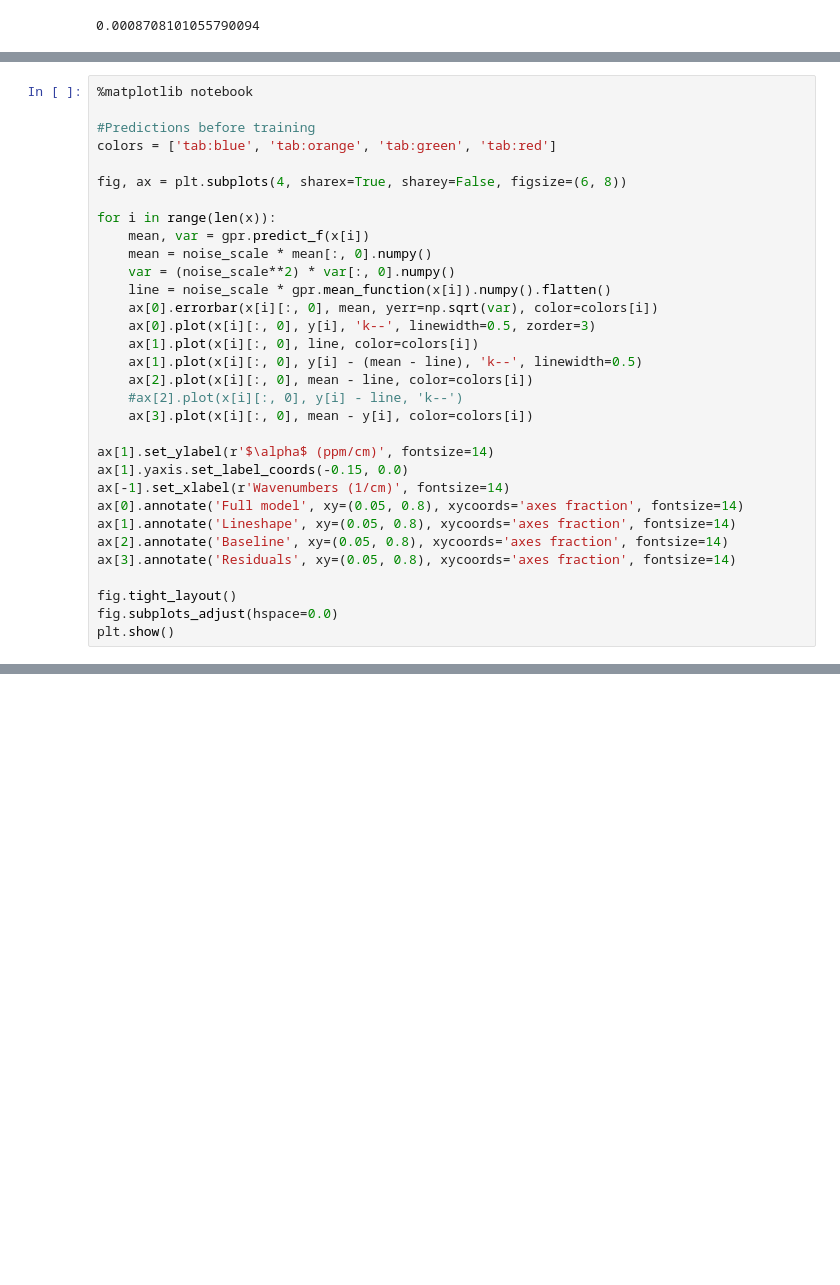
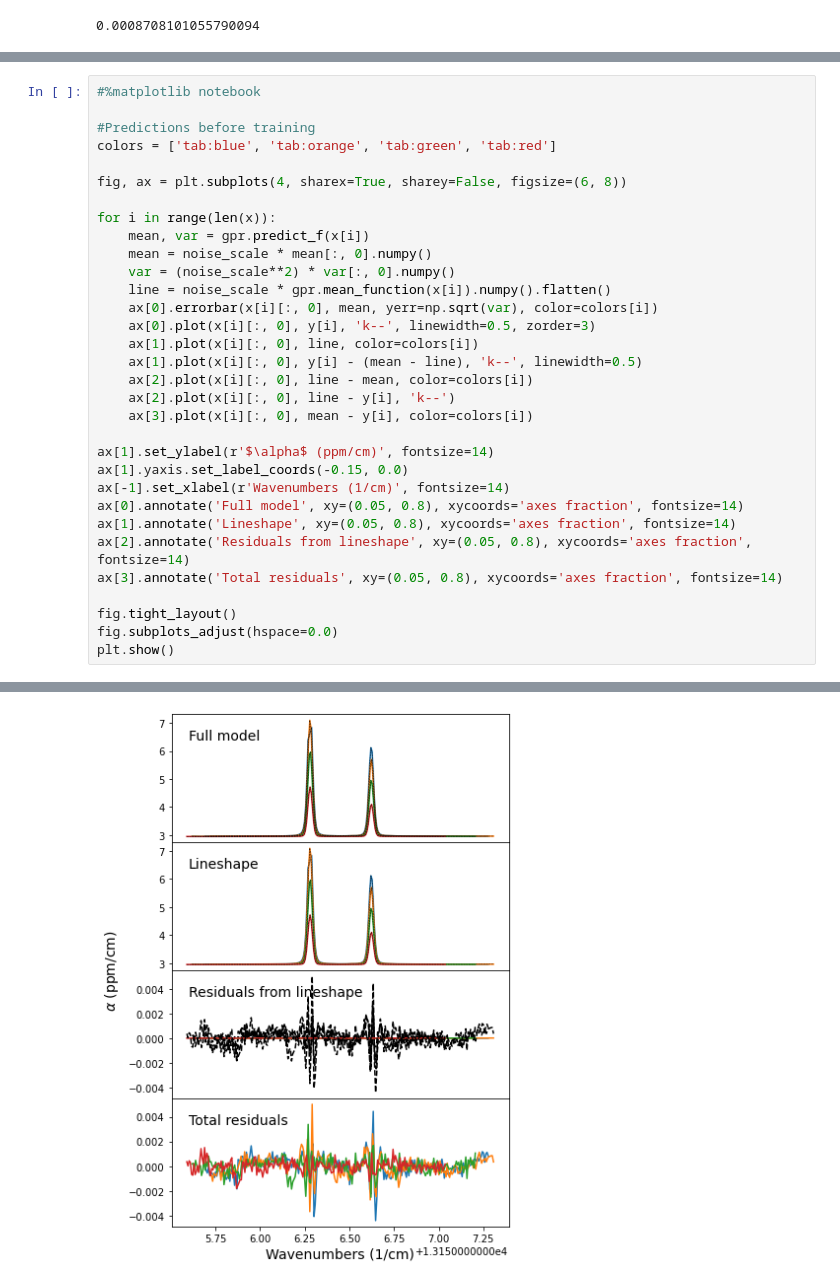
Before and after one commit to wpk-nist-gov/MATSgp, a Jupyter notebook: cci_workup/fit_example_gpflow.ipynb, the cells around one changed output, grey strips where cells are left out. Drawn from its saved outputs; the diff is of its cells as text; blank space fills up the shorter version.

```diff
--- a/cci_workup/fit_example_gpflow.ipynb
+++ b/cci_workup/fit_example_gpflow.ipynb
@@ -167,5 +352,5 @@ gpr
 # %%
-%matplotlib notebook
+#%matplotlib notebook
 
 #Predictions before training
 colors = ['tab:blue', 'tab:orange', 'tab:green', 'tab:red']
@@ -181,8 +366,8 @@ for i in range(len(x)):
     ax[0].plot(x[i][:, 0], y[i], 'k--', linewidth=0.5, zorder=3)
     ax[1].plot(x[i][:, 0], line, color=colors[i])
     ax[1].plot(x[i][:, 0], y[i] - (mean - line), 'k--', linewidth=0.5)
-    ax[2].plot(x[i][:, 0], mean - line, color=colors[i])
-    #ax[2].plot(x[i][:, 0], y[i] - line, 'k--')
+    ax[2].plot(x[i][:, 0], line - mean, color=colors[i])
+    ax[2].plot(x[i][:, 0], line - y[i], 'k--')
     ax[3].plot(x[i][:, 0], mean - y[i], color=colors[i])
 
 ax[1].set_ylabel(r'$\alpha$ (ppm/cm)', fontsize=14)
@@ -190,8 +375,8 @@ ax[1].yaxis.set_label_coords(-0.15, 0.0)
 ax[-1].set_xlabel(r'Wavenumbers (1/cm)', fontsize=14)
 ax[0].annotate('Full model', xy=(0.05, 0.8), xycoords='axes fraction', fontsize=14)
 ax[1].annotate('Lineshape', xy=(0.05, 0.8), xycoords='axes fraction', fontsize=14)
-ax[2].annotate('Baseline', xy=(0.05, 0.8), xycoords='axes fraction', fontsize=14)
-ax[3].annotate('Residuals', xy=(0.05, 0.8), xycoords='axes fraction', fontsize=14)
+ax[2].annotate('Residuals from lineshape', xy=(0.05, 0.8), xycoords='axes fraction', fontsize=14)
+ax[3].annotate('Total residuals', xy=(0.05, 0.8), xycoords='axes fraction', fontsize=14)
 
 fig.tight_layout()
 fig.subplots_adjust(hspace=0.0)
@@ -201,0 +385 @@ plt.show()
+[figure, added]
```
Also changed, not shown: parts of 40 cells of this notebook, 2 other files.
